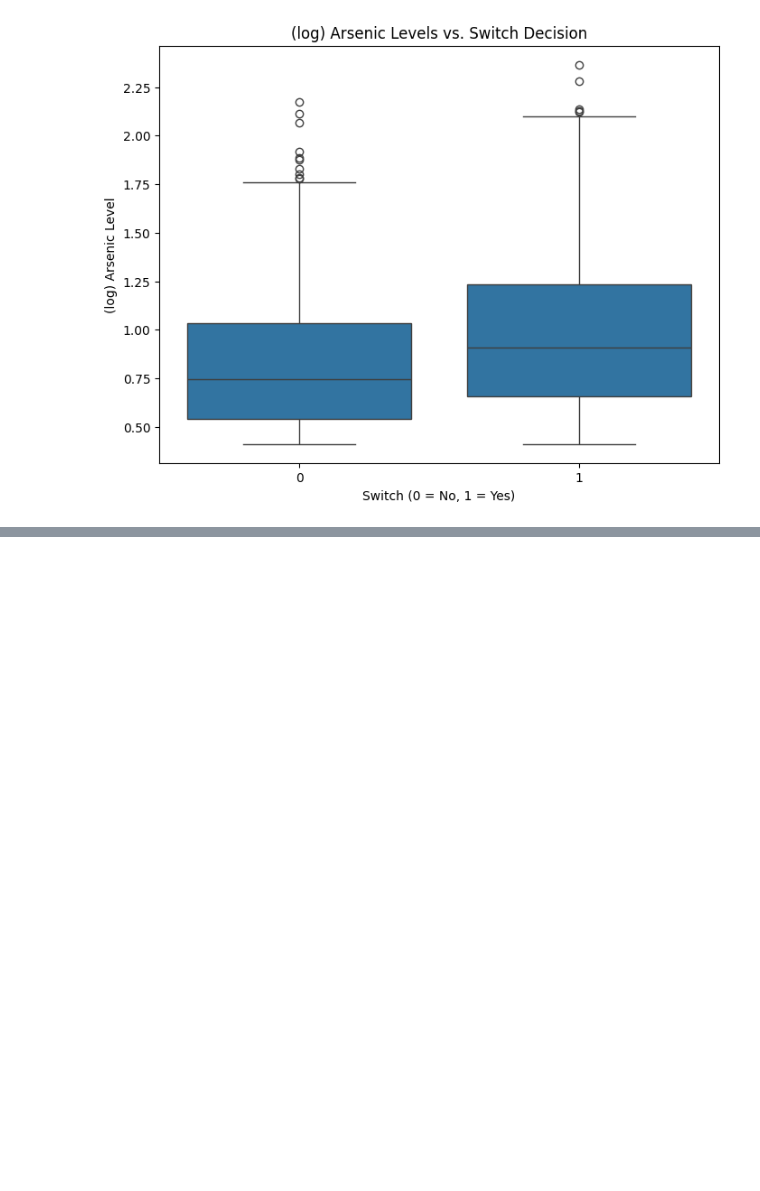
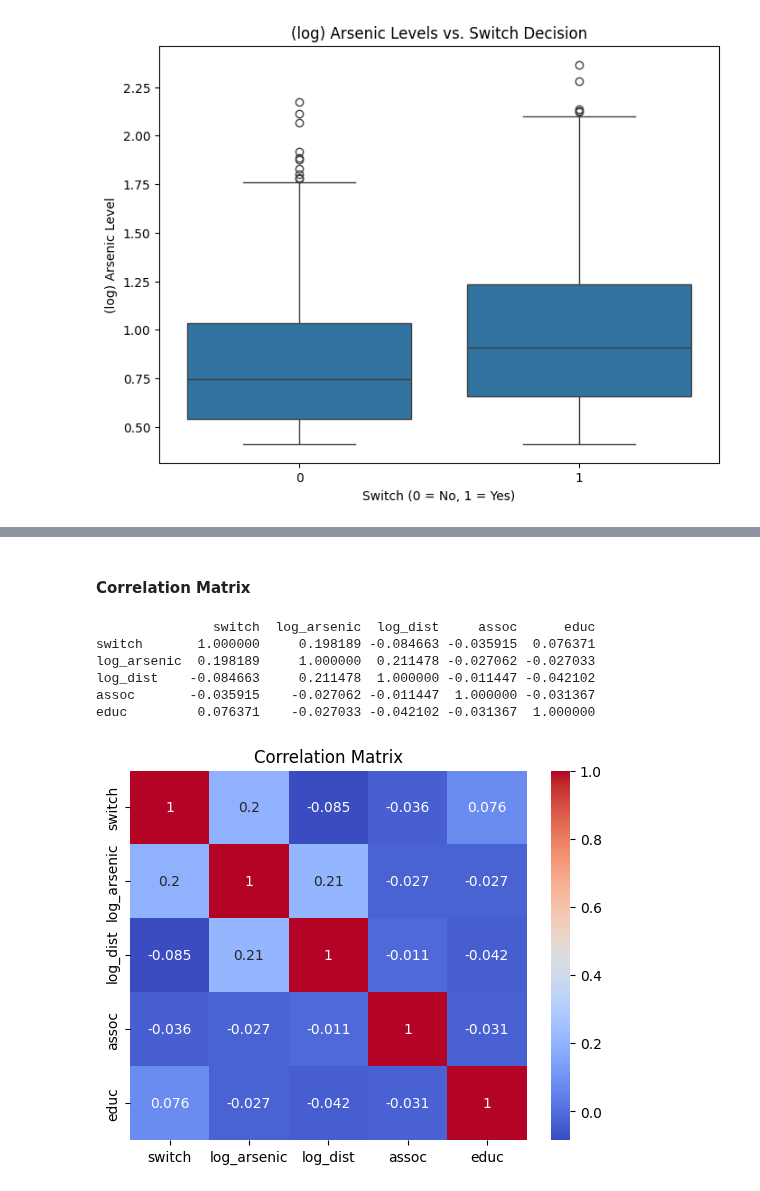
Before and after one commit to Darknight47/Data-Science-Project-01, a Jupyter notebook: logistic_regression.ipynb, the cells around one changed output, grey strips where cells are left out. Cells and saved outputs as stored; diff of their text form; code cells hidden in the pictures; blank space fills up the shorter version.

Commit message:
corr matrix

```diff
--- a/logistic_regression.ipynb
+++ b/logistic_regression.ipynb
@@ -222,0 +265,17 @@ The assumption seems to be valid, the ones that have switched (1) have higher me
+# %% [markdown]
+#### Correlation Matrix
+# %%
+# Correlation matrix
+correlation_matrix = dataset[['switch', 'log_arsenic', 'log_dist', 'assoc', 'educ']].corr()
+print(correlation_matrix)
+sns.heatmap(correlation_matrix, annot=True, cmap='coolwarm')
+plt.title('Correlation Matrix')
+plt.show()
+# %% [output]
+               switch  log_arsenic  log_dist     assoc      educ
+switch       1.000000     0.198189 -0.084663 -0.035915  0.076371
+log_arsenic  0.198189     1.000000  0.211478 -0.027062 -0.027033
+log_dist    -0.084663     0.211478  1.000000 -0.011447 -0.042102
+assoc       -0.035915    -0.027062 -0.011447  1.000000 -0.031367
+educ         0.076371    -0.027033 -0.042102 -0.031367  1.000000
+[figure, added]
```
Also changed, not shown: parts of 6 cells of this notebook.
